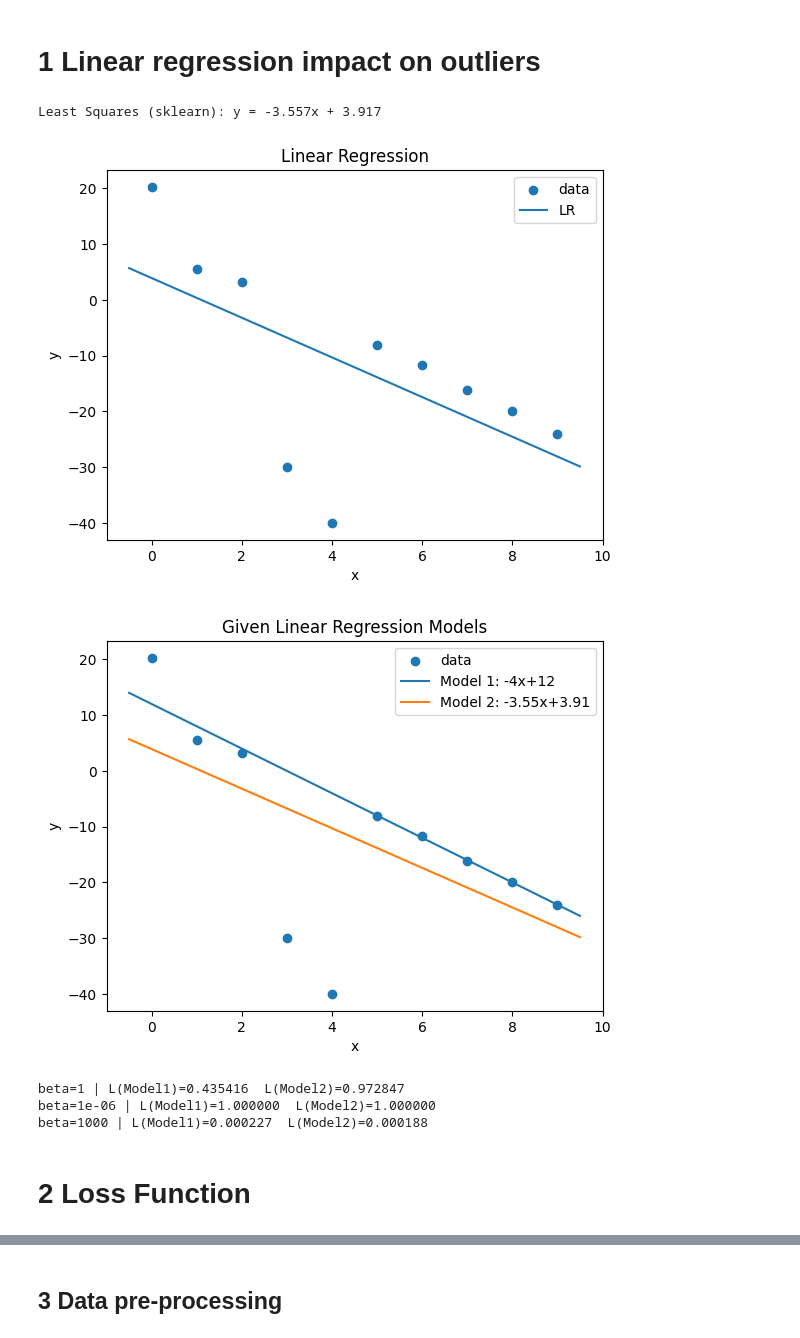
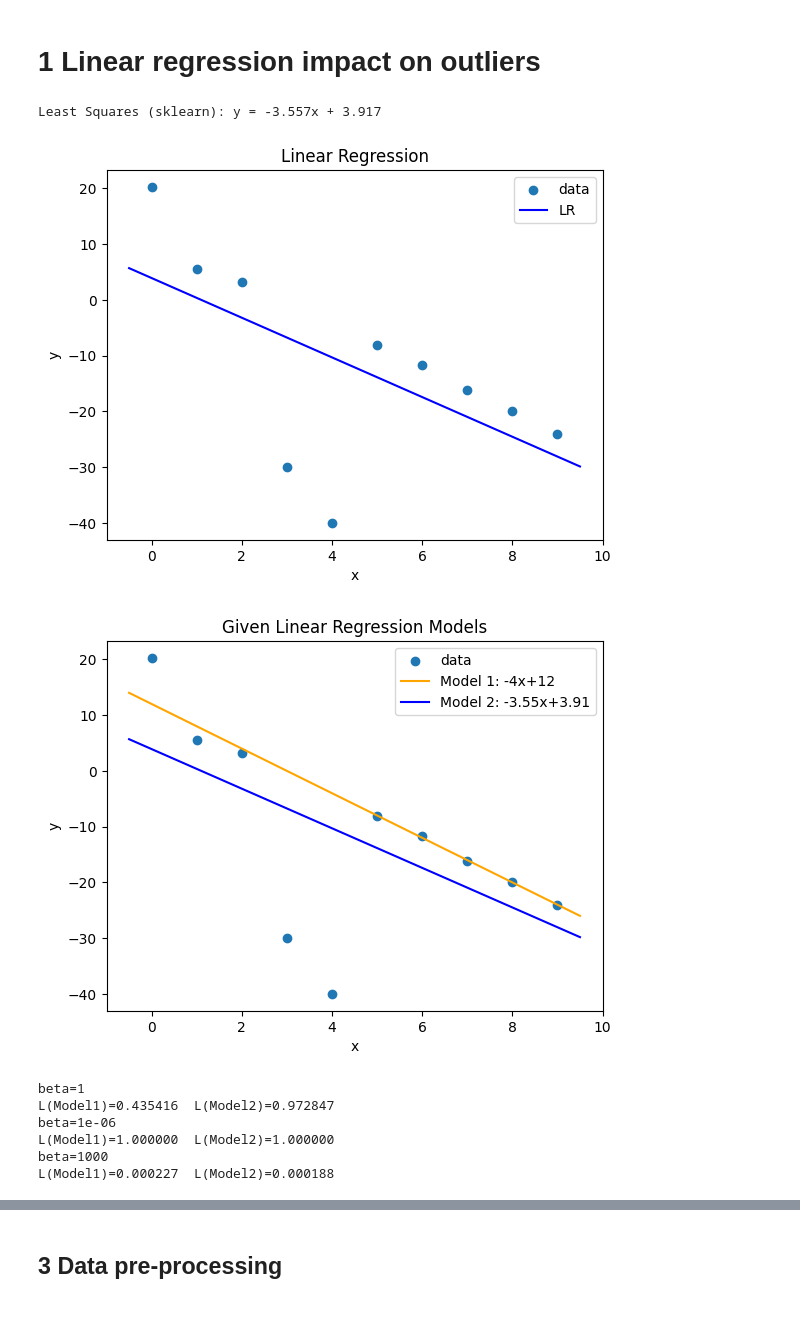
Before and after one commit to msboralugoda/Pattern-Recognition, a Jupyter notebook: EN3150_Assignment1.ipynb, the cells around one changed output, grey strips where cells are left out. Drawn from its saved outputs; the diff is of its cells as text; code cells hidden in the pictures.

```diff
--- a/EN3150_Assignment1.ipynb
+++ b/EN3150_Assignment1.ipynb
@@ -3,6 +3,7 @@
 # %% [markdown]
 # 1 Linear regression impact on outliers
 # %%
+import numpy as np
 import matplotlib.pyplot as plt
 from sklearn.linear_model import LinearRegression
 
@@ -19,26 +20,27 @@ print(f"Least Squares (sklearn): y = {a_ls:.3f}x + {b_ls:.3f}")
 # Plot
 xs = np.linspace(x.min()-0.5, x.max()+0.5, 300)
 plt.scatter(x, y, label="data")
-plt.plot(xs, a_ls*xs + b_ls, label="LR")
+plt.plot(xs, a_ls*xs + b_ls,color="blue", label="LR")
 
 plt.xlabel("x"); plt.ylabel("y"); plt.legend(); plt.title("Linear Regression")
 plt.show()
 # %% [output]
 Least Squares (sklearn): y = -3.557x + 3.917
-[figure, old version]
+[figure, new version]
 # %%
 plt.scatter(x, y, label="data")
 
 # Given two models
 def m1(x): return -4*x + 12
 def m2(x): return -3.55*x + 3.91
+
 # Plot the given models
-plt.plot(xs, m1(xs), label="Model 1: -4x+12")
-plt.plot(xs, m2(xs), label="Model 2: -3.55x+3.91")
+plt.plot(xs, m1(xs), color="orange",label="Model 1: -4x+12")
+plt.plot(xs, m2(xs), color="blue",label="Model 2: -3.55x+3.91")
 plt.xlabel("x"); plt.ylabel("y"); plt.legend(); plt.title("Given Linear Regression Models")
 plt.show()
 # %% [output]
-[figure, old version]
+[figure, new version]
 # %%
 import numpy as np
 
@@ -53,10 +55,12 @@ yhat_m2 = m2(x)
 for beta in betas:
     L1 = robust_loss(y, yhat_m1, beta)
     L2 = robust_loss(y, yhat_m2, beta)
-    print(f"beta={beta:g} | L(Model1)={L1:.6f}  L(Model2)={L2:.6f}")
+    print(f"beta={beta:g}")
+    print(f"L(Model1)={L1:.6f}  L(Model2)={L2:.6f}")
 # %% [output]
-beta=1 | L(Model1)=0.435416  L(Model2)=0.972847
-beta=1e-06 | L(Model1)=1.000000  L(Model2)=1.000000
-beta=1000 | L(Model1)=0.000227  L(Model2)=0.000188
+beta=1
+L(Model1)=0.435416  L(Model2)=0.972847
+beta=1e-06
+L(Model1)=1.000000  L(Model2)=1.000000
+beta=1000
+L(Model1)=0.000227  L(Model2)=0.000188
-# %% [markdown]
-#  2 Loss Function
```
Also changed, not shown: parts of 13 cells of this notebook.
